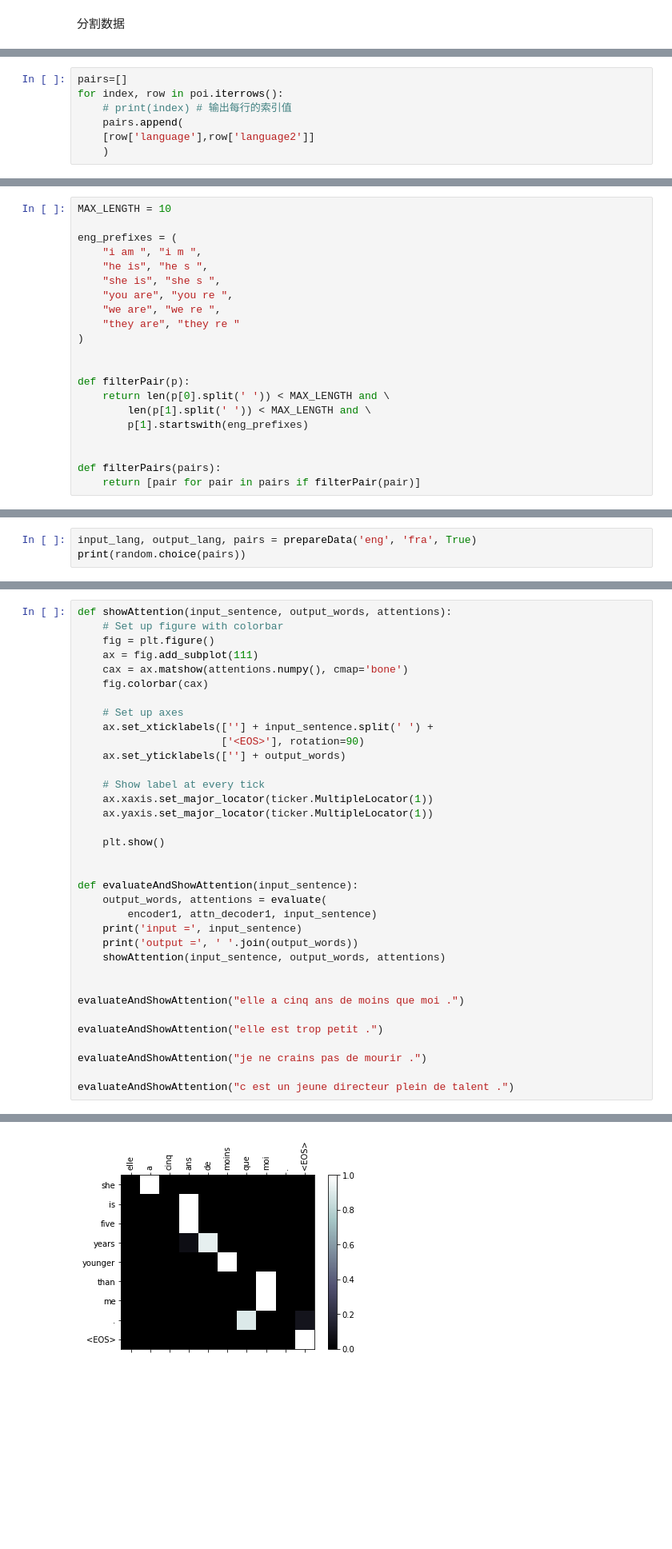
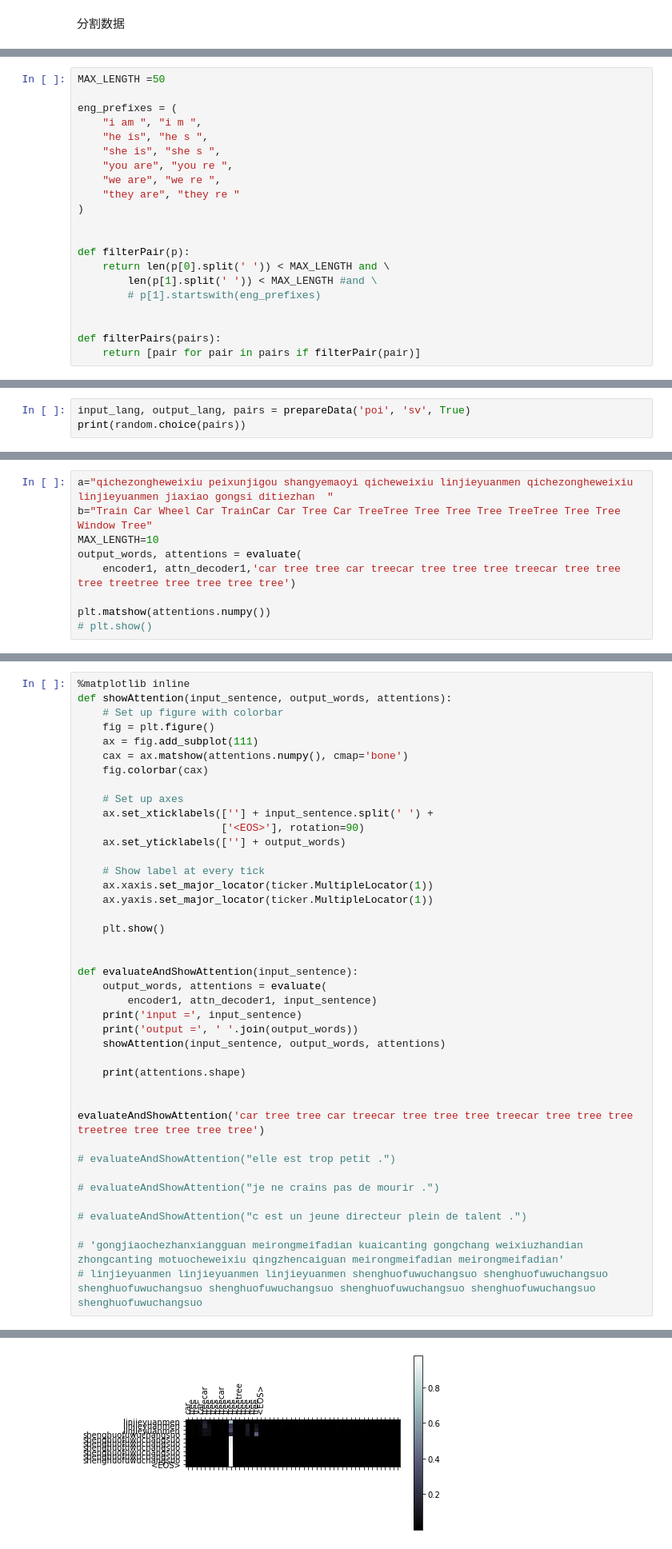
Before and after one commit to yemanzhongting/MultiCity, a Jupyter notebook: City2POI.ipynb, the cells around one changed output, grey strips where cells are left out. Shown at 80% size. Cells and saved outputs as stored; diff of their text form; blank space fills up the shorter version.

```diff
--- a/City2POI.ipynb
+++ b/City2POI.ipynb
@@ -106,9 +98,2 @@ KeyboardInterrupt: ignored
 # %% [markdown]
 ## 构建训练对
-# %%
-pairs=[]
-for index, row in poi.iterrows():
-    # print(index) # 输出每行的索引值
-    pairs.append(
-    [row['language'],row['language2']]
-    )
@@ -729,5 +781,5 @@ earlier).
 # %%
-MAX_LENGTH = 10
+MAX_LENGTH =50
 
 eng_prefixes = (
     "i am ", "i m ",
@@ -741,8 +793,8 @@ eng_prefixes = (
 
 def filterPair(p):
     return len(p[0].split(' ')) < MAX_LENGTH and \
-        len(p[1].split(' ')) < MAX_LENGTH and \
-        p[1].startswith(eng_prefixes)
+        len(p[1].split(' ')) < MAX_LENGTH #and \
+        # p[1].startswith(eng_prefixes)
 
 
 def filterPairs(pairs):
@@ -795,5 +882,5 @@ len(set(texts.split(' '))
 # %%
-input_lang, output_lang, pairs = prepareData('eng', 'fra', True)
+input_lang, output_lang, pairs = prepareData('poi', 'sv', True)
 print(random.choice(pairs))
 # %% [output]
 Reading lines...
@@ -1316,0 +1417,9 @@ plt.matshow(attentions.numpy())
+# %%
+a="qichezongheweixiu peixunjigou shangyemaoyi qicheweixiu linjieyuanmen qichezongheweixiu linjieyuanmen jiaxiao gongsi ditiezhan	"
+b="Train Car Wheel Car TrainCar Car Tree Car TreeTree Tree Tree Tree TreeTree Tree Tree Window Tree"
+MAX_LENGTH=10
+output_words, attentions = evaluate(
+    encoder1, attn_decoder1,'car tree tree car treecar tree tree tree treecar tree tree tree treetree tree tree tree tree')
+
+plt.matshow(attentions.numpy())
+# plt.show()
@@ -1320,4 +1439,5 @@ and labels:
 # %%
+%matplotlib inline
 def showAttention(input_sentence, output_words, attentions):
     # Set up figure with colorbar
     fig = plt.figure()
@@ -1344,12 +1464,17 @@ def evaluateAndShowAttention(input_sentence):
     print('output =', ' '.join(output_words))
     showAttention(input_sentence, output_words, attentions)
 
+    print(attentions.shape)
 
-evaluateAndShowAttention("elle a cinq ans de moins que moi .")
 
-evaluateAndShowAttention("elle est trop petit .")
+evaluateAndShowAttention('car tree tree car treecar tree tree tree treecar tree tree tree treetree tree tree tree tree')
 
-evaluateAndShowAttention("je ne crains pas de mourir .")
+# evaluateAndShowAttention("elle est trop petit .")
 
-evaluateAndShowAttention("c est un jeune directeur plein de talent .")
+# evaluateAndShowAttention("je ne crains pas de mourir .")
+
+# evaluateAndShowAttention("c est un jeune directeur plein de talent .")
+
+# 'gongjiaochezhanxiangguan meirongmeifadian kuaicanting gongchang weixiuzhandian zhongcanting motuocheweixiu qingzhencaiguan meirongmeifadian meirongmeifadian'
+# linjieyuanmen linjieyuanmen linjieyuanmen shenghuofuwuchangsuo shenghuofuwuchangsuo shenghuofuwuchangsuo shenghuofuwuchangsuo shenghuofuwuchangsuo shenghuofuwuchangsuo shenghuofuwuchangsuo
 # %% [output]
@@ -1358 +1483 @@ output = she is five years younger than me . <EOS>
-[figure, old version]
+[figure, new version]
```
Also changed, not shown: parts of 44 cells of this notebook.
